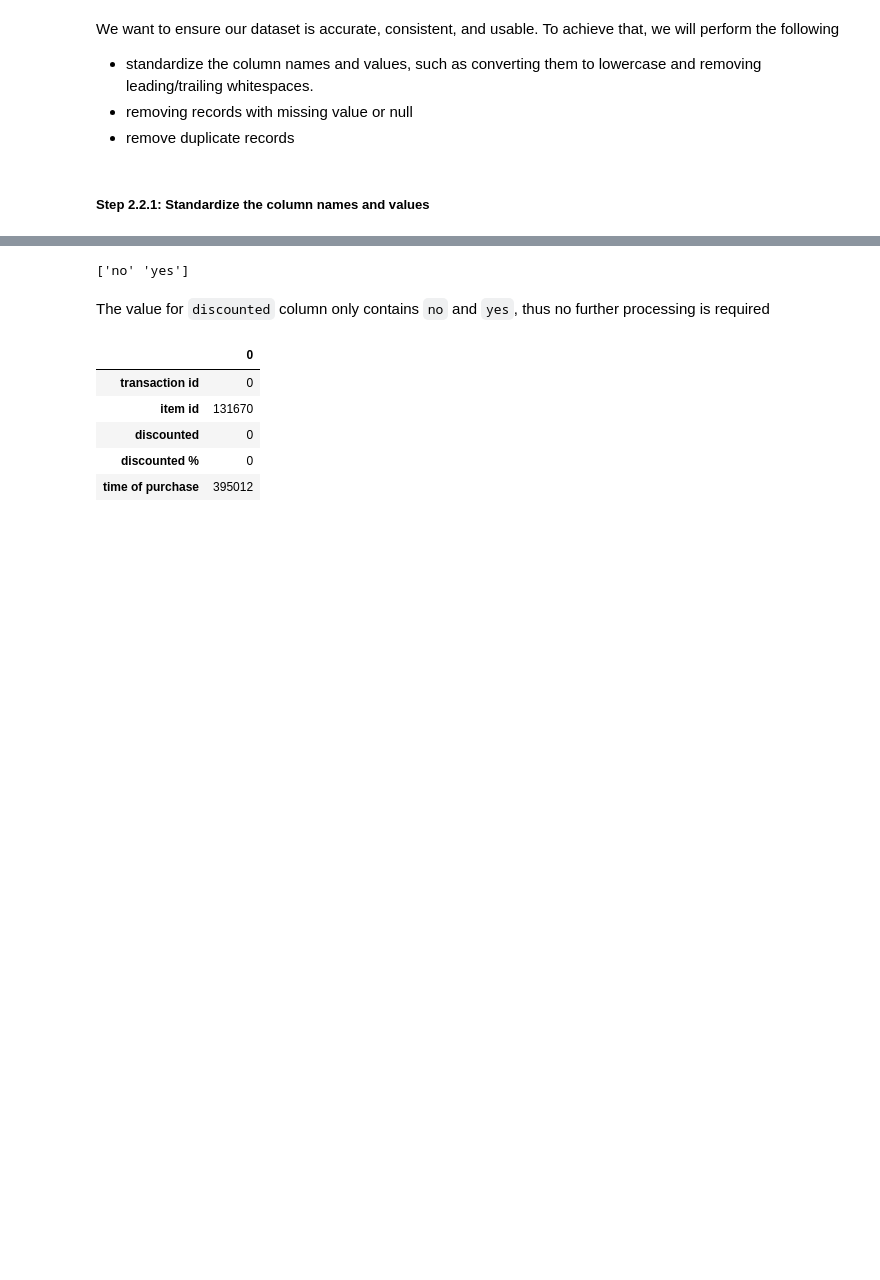
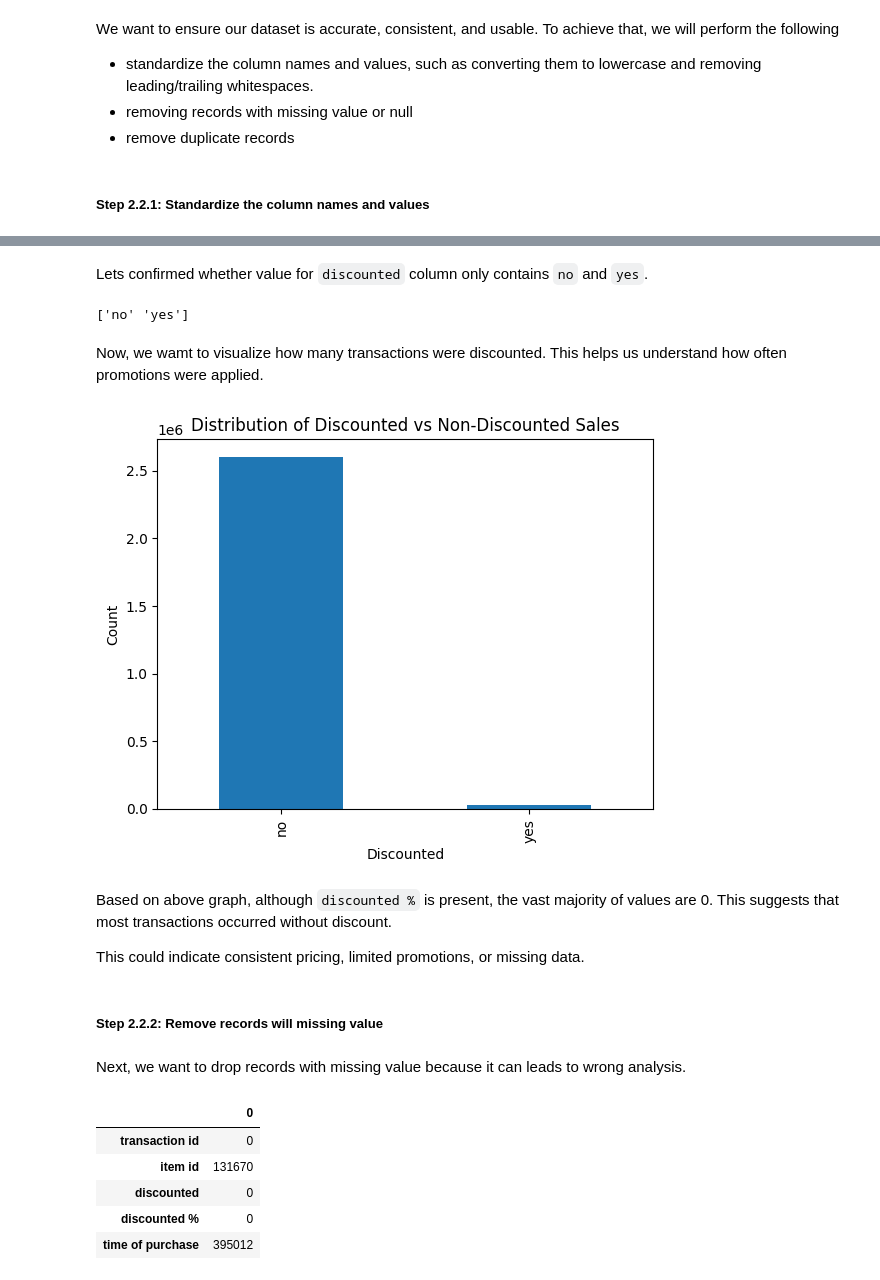
Before and after one commit to sgirabin/nyp-iti102-assignment, a Jupyter notebook: [ITI102]Part_2_4466624P.ipynb, the cells around one changed output, grey strips where cells are left out. Saved outputs shown, nothing was run; the diff lists cells and outputs as text; code cells hidden in the pictures; blank space fills up the shorter version.

```diff
--- a/[ITI102]Part_2_4466624P.ipynb
+++ b/[ITI102]Part_2_4466624P.ipynb
@@ -126,3 +190,5 @@ for col in sales_data.select_dtypes(include='object').columns:
     sales_data[col] = sales_data[col].str.lower().str.strip()
+# %% [markdown]
+Lets confirmed whether value for `discounted` column only contains `no` and `yes`.
 # %%
 # Check unique values in 'discounted'
@@ -130,7 +196,23 @@ print(sales_data['discounted'].unique())
 # %% [output]
 ['no' 'yes']
-# %% [markdown]
-The value for `discounted` column only contains `no` and `yes`, thus no further processing is required
+# %% [markdown]
+Now, we wamt to visualize how many transactions were discounted. This helps us understand how often promotions were applied.
+# %%
+sales_data["discounted"].value_counts().plot(kind="bar")
+plt.title("Distribution of Discounted vs Non-Discounted Sales")
+plt.ylabel("Count")
+plt.xlabel("Discounted")
+plt.show()
+# %% [output]
+[figure, added]
+# %% [markdown]
+Based on above graph, although `discounted %` is present, the vast majority of values are 0. This suggests that most transactions occurred without discount.
+
+This could indicate consistent pricing, limited promotions, or missing data.
+# %% [markdown]
+##### Step 2.2.2: Remove records will missing value
+# %% [markdown]
+Next, we want to drop records with missing value because it can leads to wrong analysis.
 # %%
 # Check missing values
 sales_data.isnull().sum()
```
Also changed, not shown: parts of 57 cells of this notebook.
